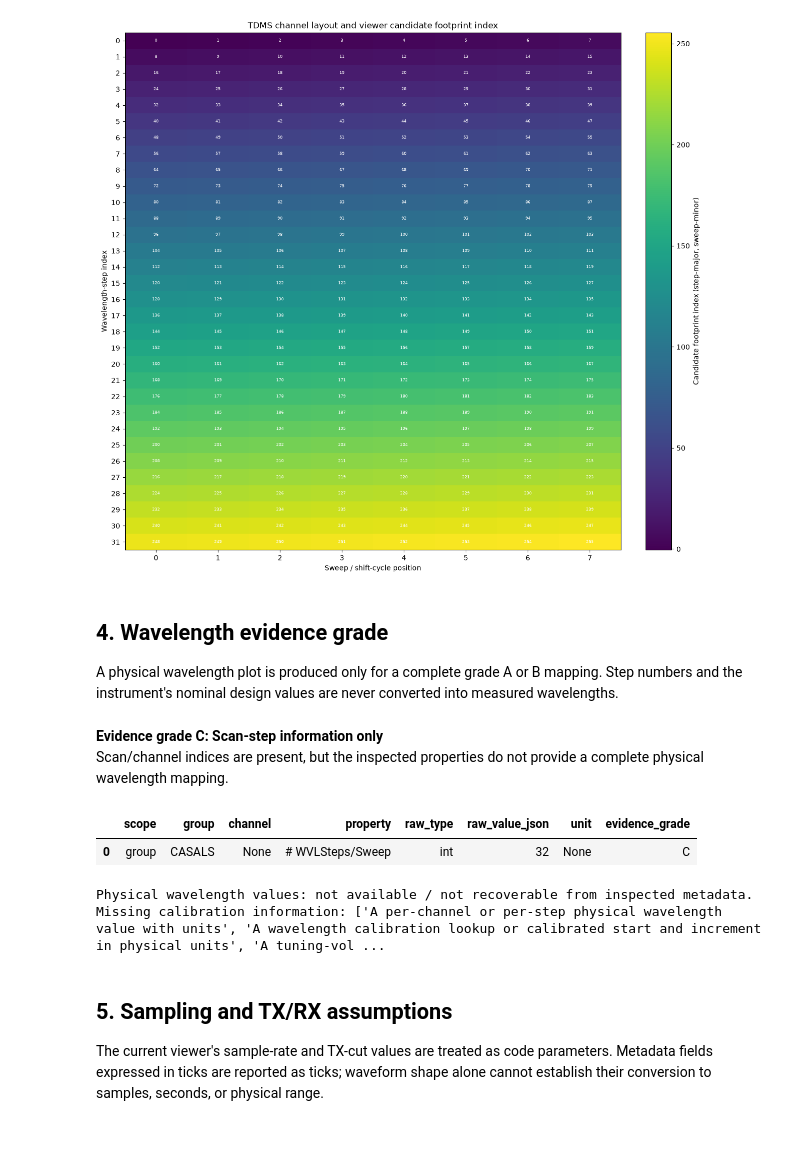
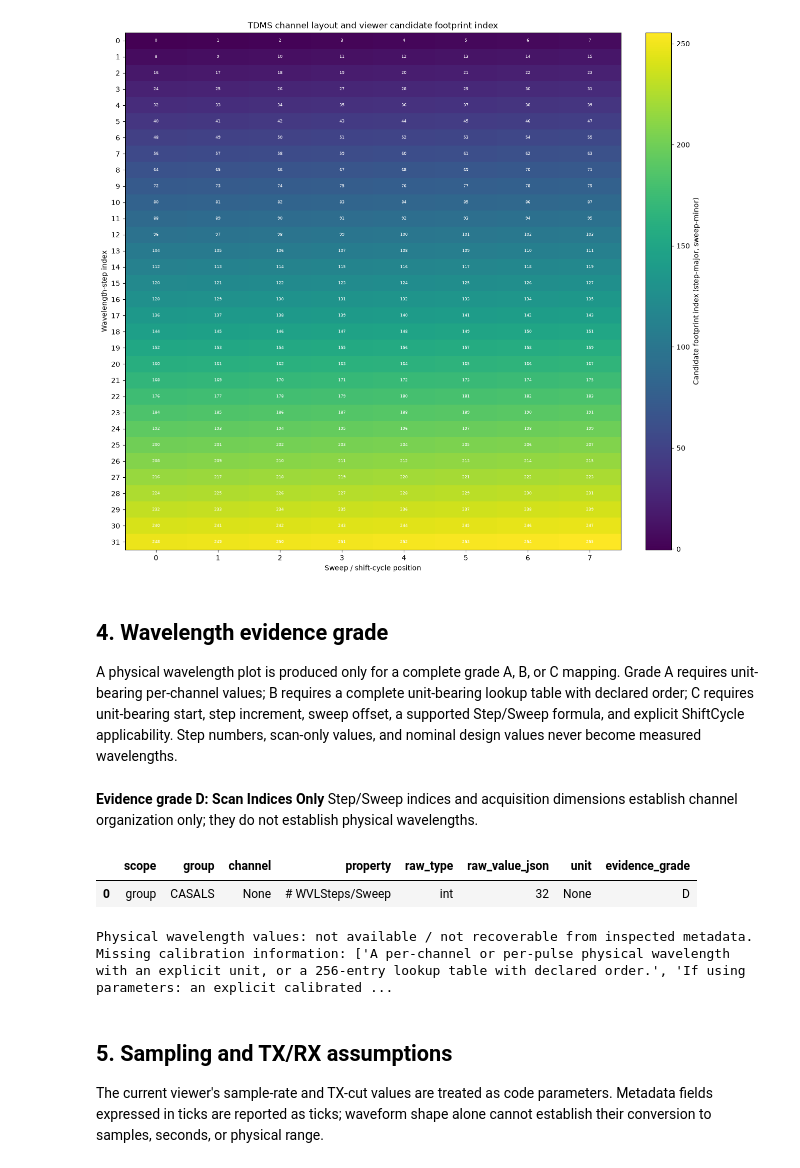
Before and after one commit to jgzhong99/CASALS, a Jupyter notebook: notebooks/data/tdms_audit.ipynb, the cells around one changed output. Drawn from its saved outputs; the diff is of its cells as text; code cells hidden in the pictures; blank space fills up the shorter version.

```diff
--- a/notebooks/data/tdms_audit.ipynb
+++ b/notebooks/data/tdms_audit.ipynb
@@ -11,6 +11,7 @@ Run Jupyter from the CASALS repository root. `nptdms` is part of the `notebooks`
 
 Set `TDMS_PATH` to one file when the data directory contains multiple TDMS recordings. `ROW_INDICES` selects raw rows; leaving it unset samples the first, middle, and last rows. `OUTPUT_ROOT` may point to a custom destination. No synthetic data are used when source files are absent.
 # %%
+from datetime import datetime
 from pathlib import Path
 import json
 import os
@@ -20,13 +21,13 @@ import matplotlib.pyplot as plt
 import numpy as np
 import pandas as pd
 from IPython.display import Markdown, display
-from nptdms import TdmsFile
 
 from research.tdms_audit import (
     analyze_channel_layout,
     channel_property_variation,
     discover_tdms_files,
     metadata_inventory,
+    open_tdms_metadata,
     read_waveform_row,
     scan_property_rows,
     select_row_indices,
@@ -34,9 +35,11 @@ from research.tdms_audit import (
     wavelength_evidence,
 )
 
-ROOT = Path.cwd().resolve()
-if not (ROOT / "pyproject.toml").is_file() or not (ROOT / "casals_l1b").is_dir():
-    raise RuntimeError("Start Jupyter from the CASALS repository root.")
+_working_directory = Path.cwd().resolve()
+ROOT = next((candidate for candidate in (_working_directory, *_working_directory.parents)
+             if (candidate / "pyproject.toml").is_file() and (candidate / "casals_l1b").is_dir()), None)
+if ROOT is None:
+    raise RuntimeError("Start Jupyter from the CASALS repository or one of its subdirectories.")
 
 TDMS_DATA_DIR = ROOT / "data/raw/tdms"
 TDMS_PATH = os.environ.get("CASALS_TDMS_PATH") or None
@@ -48,7 +51,7 @@ if N_EXAMPLE_CHANNELS < 1:
     raise ValueError("N_EXAMPLE_CHANNELS must be at least 1.")
 
 print("TDMS_PATH:", TDMS_PATH or "unset (automatic selection is allowed only for one file)")
-print("OUTPUT_ROOT:", OUTPUT_ROOT or "default: outputs/notebooks/data/tdms_audit/<tdms-stem>/")
+print("OUTPUT_ROOT:", OUTPUT_ROOT or "default: outputs/notebooks/data/tdms_audit/<tdms-stem>/runs/<timestamp>/")
 print("ROW_INDICES:", ROW_INDICES or "unset (first, middle, and last)")
 print("N_EXAMPLE_CHANNELS:", N_EXAMPLE_CHANNELS)
 # %% [output]
@@ -69,8 +72,11 @@ if OUTPUT_ROOT:
     OUTPUT_DIR = Path(OUTPUT_ROOT).expanduser()
     OUTPUT_DIR = OUTPUT_DIR if OUTPUT_DIR.is_absolute() else ROOT / OUTPUT_DIR
 else:
-    OUTPUT_DIR = ROOT / "outputs/notebooks/data/tdms_audit" / TDMS_FILE.stem
+    run_id = datetime.now().strftime("%Y%m%dT%H%M%S")
+    OUTPUT_DIR = ROOT / "outputs/notebooks/data/tdms_audit" / TDMS_FILE.stem / "runs" / run_id
 OUTPUT_DIR = OUTPUT_DIR.resolve()
+if OUTPUT_DIR.exists() and any(OUTPUT_DIR.iterdir()):
+    raise FileExistsError(f"Refusing to overwrite nonempty audit output directory: {OUTPUT_DIR}")
 OUTPUT_DIR.mkdir(parents=True, exist_ok=True)
 print("Selected input:", TDMS_FILE)
 print("Output directory:", OUTPUT_DIR)
@@ -85,11 +91,9 @@ Output directory: C:\Users\zhong267\OneDrive - purdue.edu\CASALS\outputs\noteboo
 
 Metadata-only reading records raw property types and values without loading waveform arrays. The CSV is the complete property listing; the tables below provide a compact view of file structure and scan-related fields.
 # %%
-metadata_file = TdmsFile.read_metadata(TDMS_FILE)
-try:
+with open_tdms_metadata(TDMS_FILE) as (metadata_file, reader_info):
     inventory = metadata_inventory(metadata_file)
-finally:
-    metadata_file.close()
+    inventory["reader_status"].update(reader_info)
 
 (OUTPUT_DIR / "metadata_inventory.json").write_text(
     json.dumps(inventory, indent=2, ensure_ascii=False, allow_nan=False), encoding="utf-8"
@@ -264,47 +268,50 @@ Name: observed TDMS layout, dtype: object
 # %% [markdown]
 ## 4. Wavelength evidence grade
 
-A physical wavelength plot is produced only for a complete grade A or B mapping. Step numbers and the instrument's nominal design values are never converted into measured wavelengths.
+A physical wavelength plot is produced only for a complete grade A, B, or C mapping. Grade A requires unit-bearing per-channel values; B requires a complete unit-bearing lookup table with declared order; C requires unit-bearing start, step increment, sweep offset, a supported Step/Sweep formula, and explicit ShiftCycle applicability. Step numbers, scan-only values, and nominal design values never become measured wavelengths.
 # %%
-wavelength = wavelength_evidence(inventory, layout)
+wavelength = wavelength_evidence(inventory, layout, source_file=TDMS_FILE.name)
 wavelength_rows = wavelength["source_properties"]
 wavelength_df = pd.DataFrame([{
     "scope": row["scope"], "group": row["group_name"], "channel": row["channel_name"],
     "property": row["property_name"], "raw_type": row["raw_data_type"],
     "raw_value_json": json.dumps(row["raw_value"], ensure_ascii=False, allow_nan=False),
     "unit": row["unit"], "evidence_grade": wavelength["grade"],
 } for row in wavelength_rows])
 if wavelength_df.empty:
     wavelength_df = pd.DataFrame([{
         "scope": "none", "group": None, "channel": None,
         "property": "No wavelength-related property found", "raw_type": None,
         "raw_value_json": None, "unit": None, "evidence_grade": wavelength["grade"],
     }])
 wavelength_df.to_csv(OUTPUT_DIR / "wavelength_evidence.csv", index=False)
+(OUTPUT_DIR / "wavelength_evidence.json").write_text(
+    json.dumps(wavelength, indent=2, ensure_ascii=False, allow_nan=False), encoding="utf-8"
+)
 
-display(Markdown(f"**Evidence grade {wavelength['grade']}: {wavelength['label']}**  \n{wavelength['explanation']}"))
+display(Markdown(f"**Evidence grade {wavelength['grade']}: {wavelength['label']}**" + chr(10) + wavelength["explanation"]))
 if wavelength["source_properties"]:
     display(wavelength_df)
 if wavelength["physical_wavelength_available"]:
     wavelength_map_df = pd.DataFrame(wavelength["mapping"]).sort_values("footprint_index")
     display(wavelength_map_df.head(12))
     fig, ax = plt.subplots(figsize=(12, 4.5), constrained_layout=True)
     ax.plot(wavelength_map_df["footprint_index"], wavelength_map_df["wavelength_nm"], ".-", ms=3)
     ax.set(xlabel="Viewer candidate footprint index", ylabel="Wavelength (nm)",
            title=f"Evidence-backed physical wavelength mapping (grade {wavelength['grade']})")
     fig.savefig(OUTPUT_DIR / "wavelength_vs_channel.png", dpi=180)
     plt.show()
     plt.close(fig)
 else:
     print("Physical wavelength values: not available / not recoverable from inspected metadata.")
     print("Missing calibration information:", wavelength["missing_calibration_information"])
 # %% [output]
-**Evidence grade C: Scan-step information only**
-Scan/channel indices are present, but the inspected properties do not provide a complete physical wavelength mapping.
+**Evidence grade D: Scan Indices Only**
+Step/Sweep indices and acquisition dimensions establish channel organization only; they do not establish physical wavelengths.
 |  | scope | group | channel | property | raw_type | raw_value_json | unit | evidence_grade |
-| 0 | group | CASALS | None | # WVLSteps/Sweep | int | 32 | None | C |
+| 0 | group | CASALS | None | # WVLSteps/Sweep | int | 32 | None | D |
 Physical wavelength values: not available / not recoverable from inspected metadata.
-Missing calibration information: ['A per-channel or per-step physical wavelength value with units', 'A wavelength calibration lookup or calibrated start and increment in physical units', 'A tuning-vol ...
+Missing calibration information: ['A per-channel or per-pulse physical wavelength with an explicit unit, or a 256-entry lookup table with declared order.', 'If using parameters: an explicit calibrated ...
 # %% [markdown]
 ## 5. Sampling and TX/RX assumptions
 
```
Also changed, not shown: parts of 8 cells of this notebook, 10 other files.
